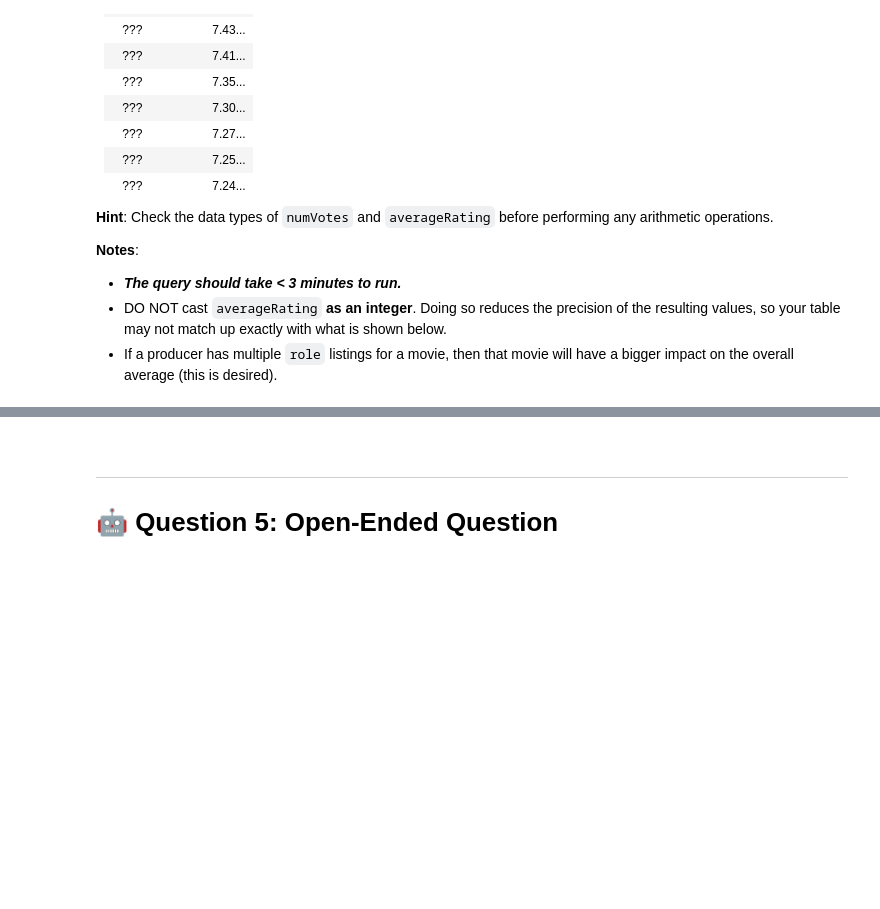
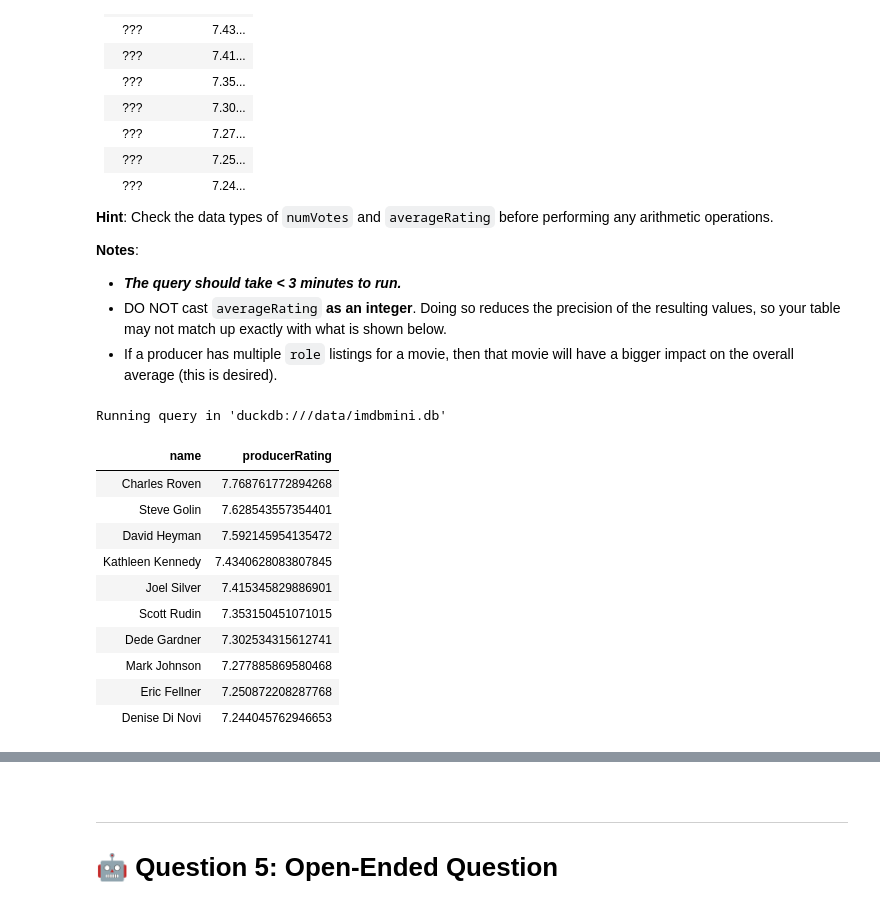
Before and after one commit to zaddle55/sp26-ds100-material, a Jupyter notebook: hw/hw07/hw07.ipynb, the cells around one changed output, grey strips where cells are left out. Cells and saved outputs as stored; diff of their text form; code cells hidden in the pictures; blank space fills up the shorter version.

```diff
--- a/hw/hw07/hw07.ipynb
+++ b/hw/hw07/hw07.ipynb
@@ -350,7 +472,36 @@ The results should look something like this but without the `????`, and with hig
 # %%
 %%sql --save query_q4
 
-...
+SELECT n.primaryName AS name,
+       SUM(CAST(ra.averageRating AS FLOAT) * CAST(ra.numVotes AS INTEGER))
+       / SUM(CAST(ra.numVotes AS INTEGER)) AS producerRating
+FROM Rating AS ra
+JOIN Title AS t
+  ON t.tconst = ra.tconst
+JOIN Role AS ro
+  ON ro.tconst = ra.tconst
+JOIN Name AS n
+  ON n.nconst = ro.nconst
+WHERE t.titleType = 'movie'
+  AND ro.category = 'producer'
+  AND CAST(ra.numVotes AS INTEGER) >= 22500
+GROUP BY ro.nconst, n.primaryName
+HAVING COUNT(*) >= 20
+ORDER BY producerRating DESC, name ASC
+LIMIT 10;
+# %% [output]
+Running query in 'duckdb:///data/imdbmini.db'
+| name | producerRating |
+| Charles Roven | 7.768761772894268 |
+| Steve Golin | 7.628543557354401 |
+| David Heyman | 7.592145954135472 |
+| Kathleen Kennedy | 7.4340628083807845 |
+| Joel Silver | 7.415345829886901 |
+| Scott Rudin | 7.353150451071015 |
+| Dede Gardner | 7.302534315612741 |
+| Mark Johnson | 7.277885869580468 |
+| Eric Fellner | 7.250872208287768 |
+| Denise Di Novi | 7.244045762946653 |
 # %%
 # Run this cell for grading purposes.
 # No further action is required.
```
Also changed, not shown: parts of 19 cells of this notebook, 1 other file.
